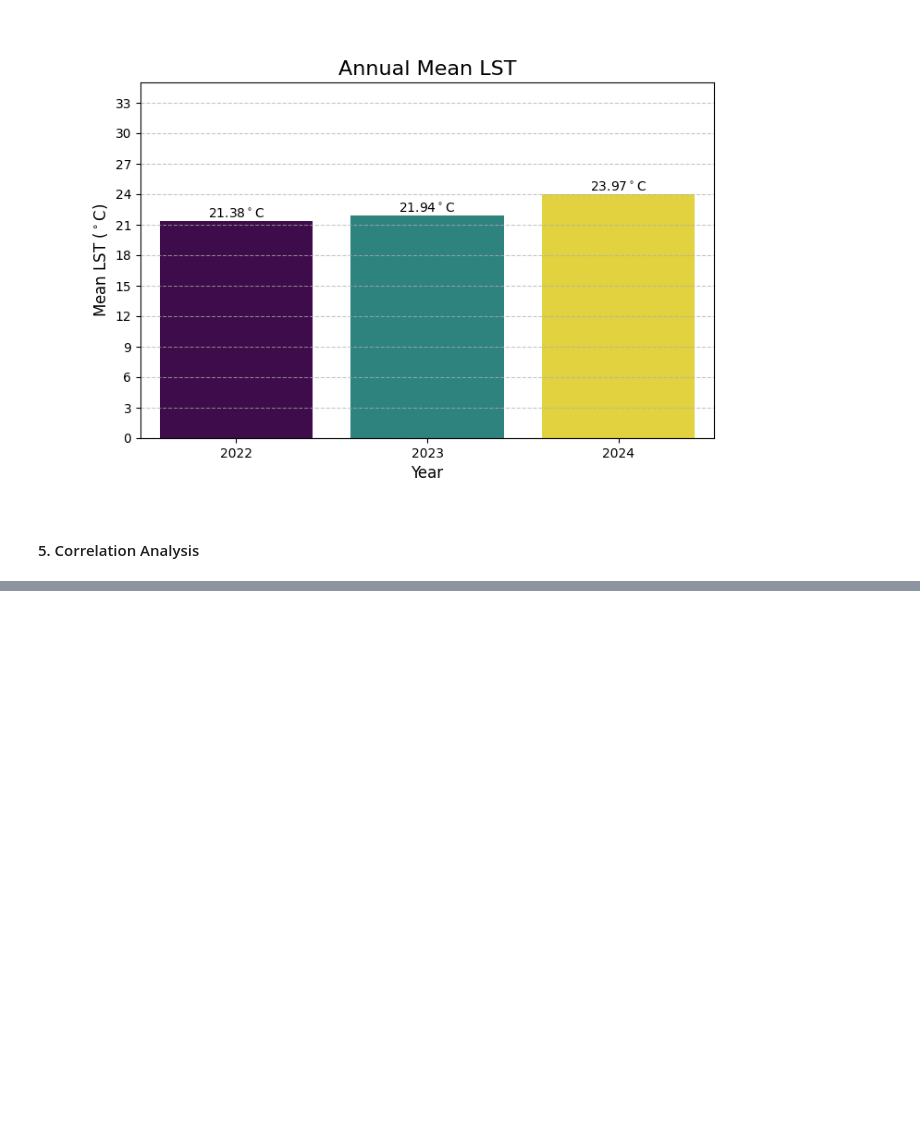
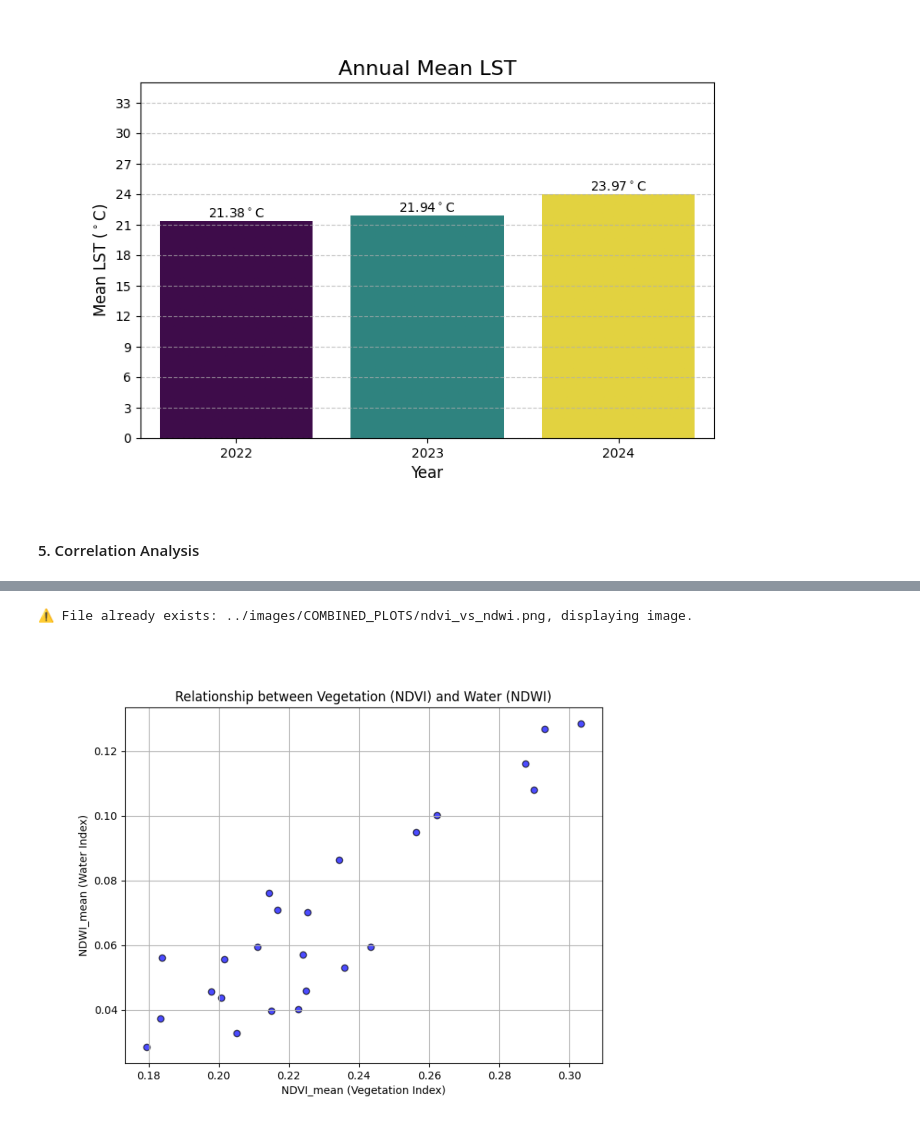
Before and after one commit to SiddhuShkya/Mach24-Orbital-Project, a Jupyter notebook: notebooks/Data-Visualization.ipynb, the cells around one changed output, grey strips where cells are left out. Cells and saved outputs as stored; diff of their text form; code cells hidden in the pictures; blank space fills up the shorter version.

```diff
--- a/notebooks/Data-Visualization.ipynb
+++ b/notebooks/Data-Visualization.ipynb
@@ -1071,0 +1097,21 @@ YEARLY_CORRELATION_MATRIX=os.path.join(COMBINED_IMAGE_PARENT, "yearly_corr.png")
+# %%
+if not os.path.exists(NDVI_VS_NDWI):
+    plt.figure(figsize=(8, 6))
+    plt.scatter(df["NDVI_mean"], df["NDWI_mean"], c="blue", alpha=0.7, edgecolor="k")
+    plt.title("Relationship between Vegetation (NDVI) and Water (NDWI)")
+    plt.xlabel("NDVI_mean (Vegetation Index)")
+    plt.ylabel("NDWI_mean (Water Index)")
+    plt.grid(True)
+    plt.savefig(NDVI_VS_NDWI)
+    print(f"Saved: {NDVI_VS_NDWI}")
+    plt.show()
+else:
+    img = imread(NDVI_VS_NDWI)
+    plt.figure(figsize=(8, 6))
+    plt.axis("off")
+    plt.imshow(img)
+    plt.axis("off")
+    print(f"⚠️ File already exists: {NDVI_VS_NDWI}, displaying image.")
+# %% [output]
+⚠️ File already exists: ../images/COMBINED_PLOTS/ndvi_vs_ndwi.png, displaying image.
+[figure, added]
```
Also changed, not shown: parts of 7 cells of this notebook, 4 other files.
